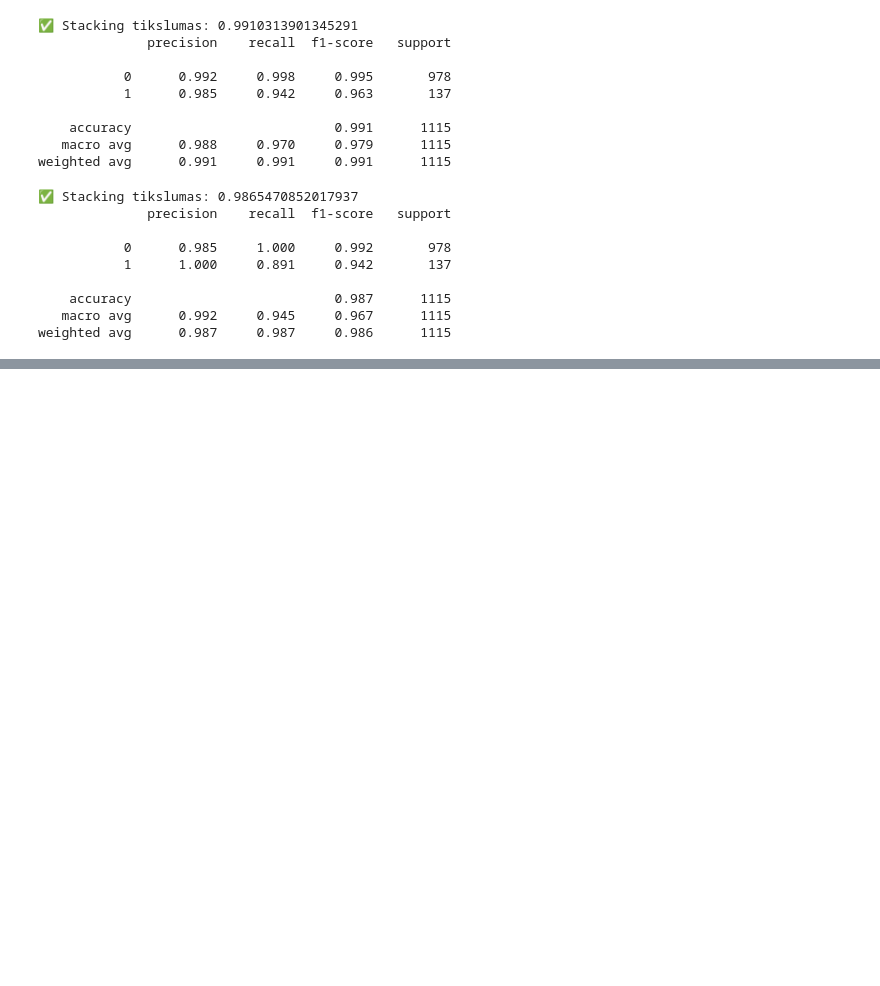
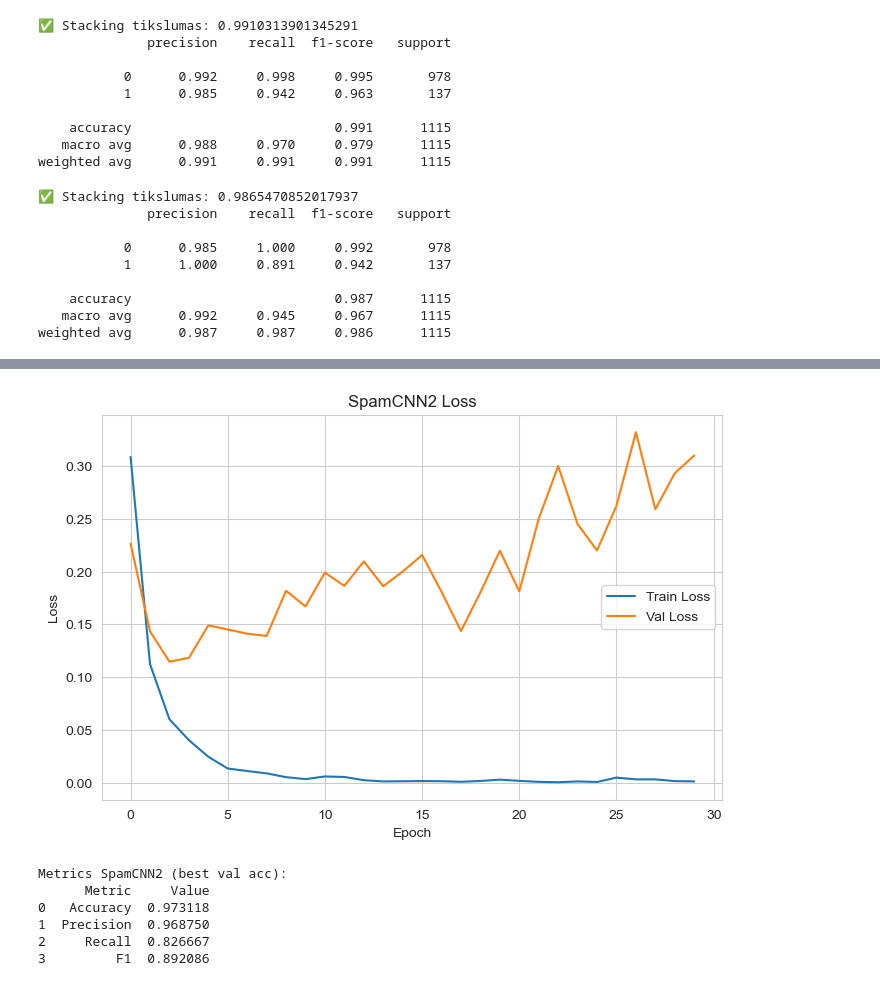
Before and after one commit to Sitri397/NLP, a Jupyter notebook: NLP.ipynb, the cells around one changed output, grey strips where cells are left out. Drawn from its saved outputs; the diff is of its cells as text; code cells hidden in the pictures; blank space fills up the shorter version.

```diff
--- a/NLP.ipynb
+++ b/NLP.ipynb
@@ -503,0 +750,8 @@ weighted avg      0.987     0.987     0.986      1115
+# %%
+model2 = SpamCNN2(vocab_size)
+model2, train_losses2, val_losses2 = train_model_best_acc(model2, train_loader, val_loader, epochs=30, device=device)
+metrics2 = evaluate_model(model2, test_loader, device)
+plot_losses(train_losses2, val_losses2, title="SpamCNN2 Loss")
+print("Metrics SpamCNN2 (best val acc):")
+print(metrics2)
+# %% [output]
@@ -503,0 +775,7 @@ weighted avg      0.987     0.987     0.986      1115
+[figure, added]
+Metrics SpamCNN2 (best val acc):
+      Metric     Value
+0   Accuracy  0.973118
+1  Precision  0.968750
+2     Recall  0.826667
+3         F1  0.892086
```
Also changed, not shown: parts of 11 cells of this notebook.
